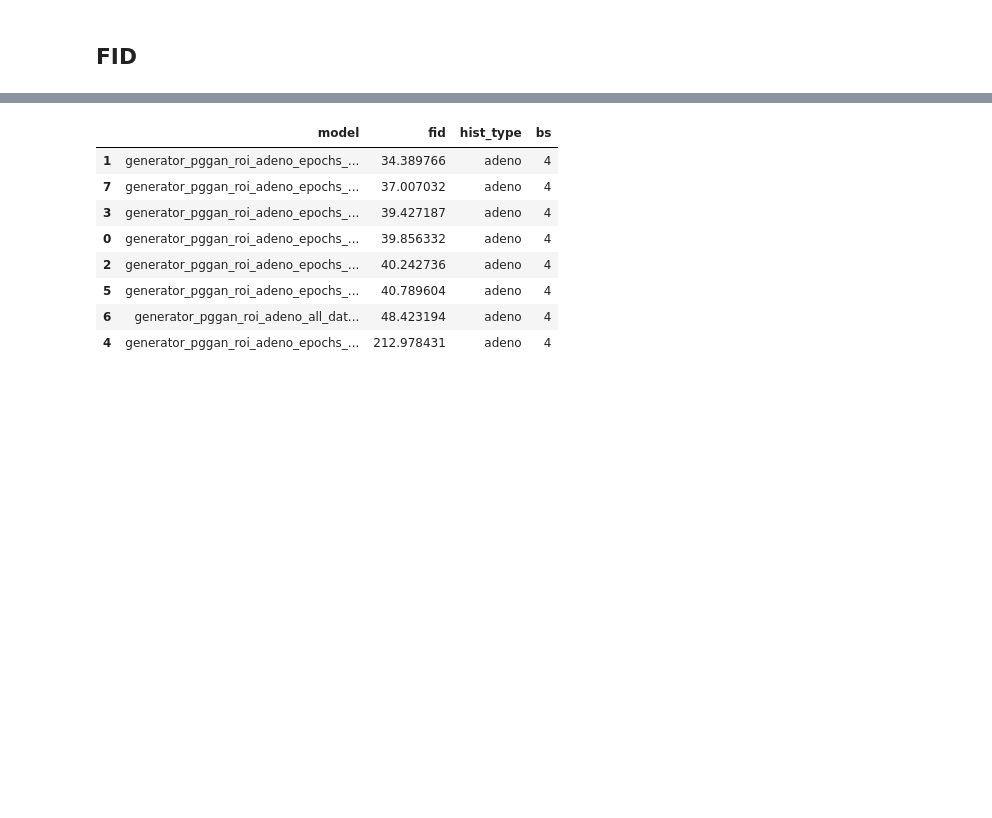
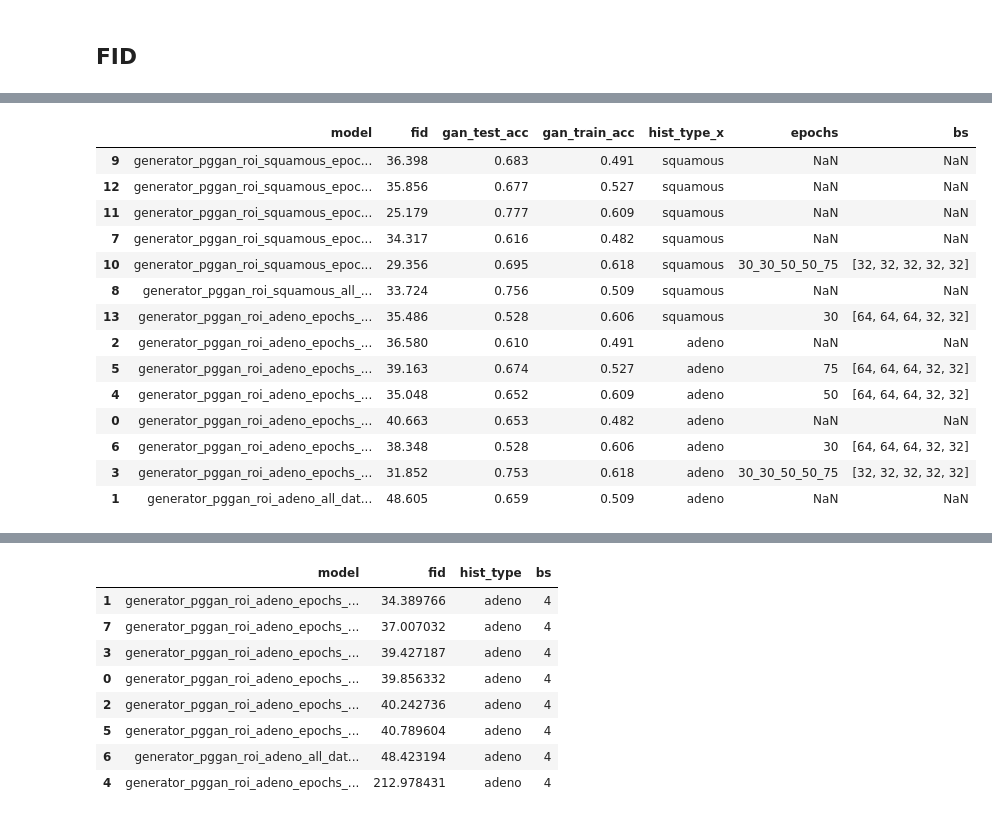
Before and after one commit to paulooctavio/lung-nodule-classification-in-CT-images, a Jupyter notebook: Nodule_Classification/PGGAN_Evaluation.ipynb, the cells around one changed output, grey strips where cells are left out. Drawn from its saved outputs; the diff is of its cells as text; code cells hidden in the pictures; blank space fills up the shorter version.

```diff
--- a/Nodule_Classification/PGGAN_Evaluation.ipynb
+++ b/Nodule_Classification/PGGAN_Evaluation.ipynb
@@ -505,2 +453,44 @@ vgg_df
+# %%
+import pandas as pd
+pd.set_option('max_colwidth', 100)
+
+fid_df = pd.read_csv('fid_logging.csv')
+
+gan_df = pd.read_csv('gan_logging.csv').drop_duplicates()
+gan_df['model'] = 'generator_' + gan_df['model'] + '.pth.tar'
+
+vgg_df = pd.read_csv('vgg16_logging.csv')
+gan_test_df = vgg_df[vgg_df['model_name'] == 'vgg16_gan_gan_test_s_42']
+gan_test_df = gan_test_df.rename(columns={"avg_acc": "gan_test_acc"})
+
+gan_train_df = vgg_df[vgg_df['model_name'] == 'vgg16_gan_gan_train_images_s_42']
+gan_train_df = gan_train_df.rename(columns={"avg_acc": "gan_train_acc"})
+gan_train_df_scc = gan_train_df.copy()
+gan_train_df_scc['gan_model'] = gan_train_df_scc['gan_model'].str.replace('adeno','squamous')
+gan_train_df = gan_train_df.append(gan_train_df_scc)
+
+gan_train_test_df = pd.merge(gan_test_df, gan_train_df, on='gan_model', how='inner')[['gan_model', "gan_test_acc","gan_train_acc"]]
+
+vgg_fid_df = pd.merge(fid_df, gan_train_test_df, left_on='model', right_on='gan_model', how='left')
+vgg_fid_df = vgg_fid_df[['model', 'fid','gan_test_acc',"gan_train_acc",'hist_type']]
+vgg_fid_gan_df = pd.merge(vgg_fid_df, gan_df, left_on='model', right_on='model', how='left')
+vgg_fid_gan_df = vgg_fid_gan_df[['model','fid','gan_test_acc',"gan_train_acc",'hist_type_x', 'epochs', 'bs']].sort_values(by=['hist_type_x','model'], ascending=False)
+vgg_fid_gan_df.round(3)
+# %% [output]
+|  | model | fid | gan_test_acc | gan_train_acc | hist_type_x | epochs | bs |
+| 9 | generator_pggan_roi_squamous_epoc... | 36.398 | 0.683 | 0.491 | squamous | NaN | NaN |
+| 12 | generator_pggan_roi_squamous_epoc... | 35.856 | 0.677 | 0.527 | squamous | NaN | NaN |
+| 11 | generator_pggan_roi_squamous_epoc... | 25.179 | 0.777 | 0.609 | squamous | NaN | NaN |
+| 7 | generator_pggan_roi_squamous_epoc... | 34.317 | 0.616 | 0.482 | squamous | NaN | NaN |
+| 10 | generator_pggan_roi_squamous_epoc... | 29.356 | 0.695 | 0.618 | squamous | 30_30_50_50_75 | [32, 32, 32, 32, 32] |
+| 8 | generator_pggan_roi_squamous_all_... | 33.724 | 0.756 | 0.509 | squamous | NaN | NaN |
+| 13 | generator_pggan_roi_adeno_epochs_... | 35.486 | 0.528 | 0.606 | squamous | 30 | [64, 64, 64, 32, 32] |
+| 2 | generator_pggan_roi_adeno_epochs_... | 36.580 | 0.610 | 0.491 | adeno | NaN | NaN |
+| 5 | generator_pggan_roi_adeno_epochs_... | 39.163 | 0.674 | 0.527 | adeno | 75 | [64, 64, 64, 32, 32] |
+| 4 | generator_pggan_roi_adeno_epochs_... | 35.048 | 0.652 | 0.609 | adeno | 50 | [64, 64, 64, 32, 32] |
+| 0 | generator_pggan_roi_adeno_epochs_... | 40.663 | 0.653 | 0.482 | adeno | NaN | NaN |
+| 6 | generator_pggan_roi_adeno_epochs_... | 38.348 | 0.528 | 0.606 | adeno | 30 | [64, 64, 64, 32, 32] |
+| 3 | generator_pggan_roi_adeno_epochs_... | 31.852 | 0.753 | 0.618 | adeno | 30_30_50_50_75 | [32, 32, 32, 32, 32] |
+| 1 | generator_pggan_roi_adeno_all_dat... | 48.605 | 0.659 | 0.509 | adeno | NaN | NaN |
 # %%
 import pandas as pd
```
Also changed, not shown: parts of 5 cells of this notebook, 8 other files.
